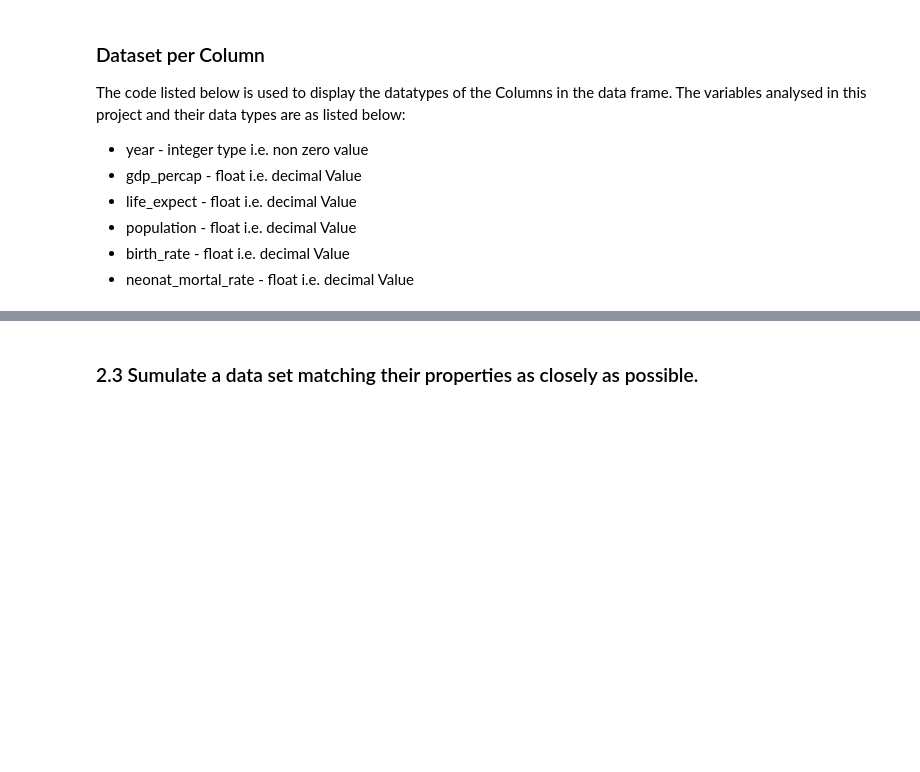
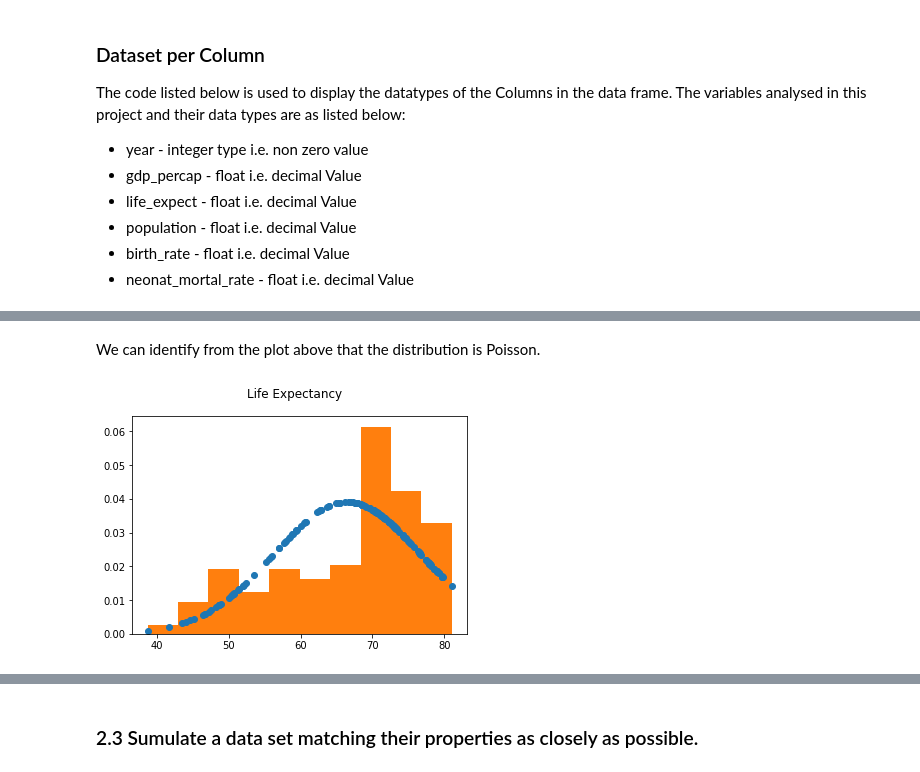
Before and after one commit to shakti230/real-world-phenomenon, a Jupyter notebook: real world phenomenom.ipynb, the cells around one changed output, grey strips where cells are left out. Drawn from its saved outputs; the diff is of its cells as text; code cells hidden in the pictures; blank space fills up the shorter version.

```diff
--- a/real world phenomenom.ipynb
+++ b/real world phenomenom.ipynb
@@ -124,0 +155,15 @@ The code listed below is used to display the datatypes of the Columns in the dat
+# %% [markdown]
+We can identify from the plot above that the distribution is Poisson.
+# %%
+fit = stats.norm.pdf(predefined_data_2000['life_expect'].tolist(), np.mean(predefined_data_2000['life_expect'].tolist()), np.std(predefined_data_2000['life_expect'].tolist()))  #this is a fitting indeed
+
+plt.plot(predefined_data_2000['life_expect'].tolist(),fit,'o')
+
+# Draw histogram of the data
+plt.hist(predefined_data_2000['life_expect'].tolist(),normed=True)
+
+# Name the plot Life Expectancy as using data from this variable to plot
+plt.suptitle("Life Expectancy")
+plt.show()
+# %% [output]
+[figure, added]
```
Also changed, not shown: parts of 6 cells of this notebook.
